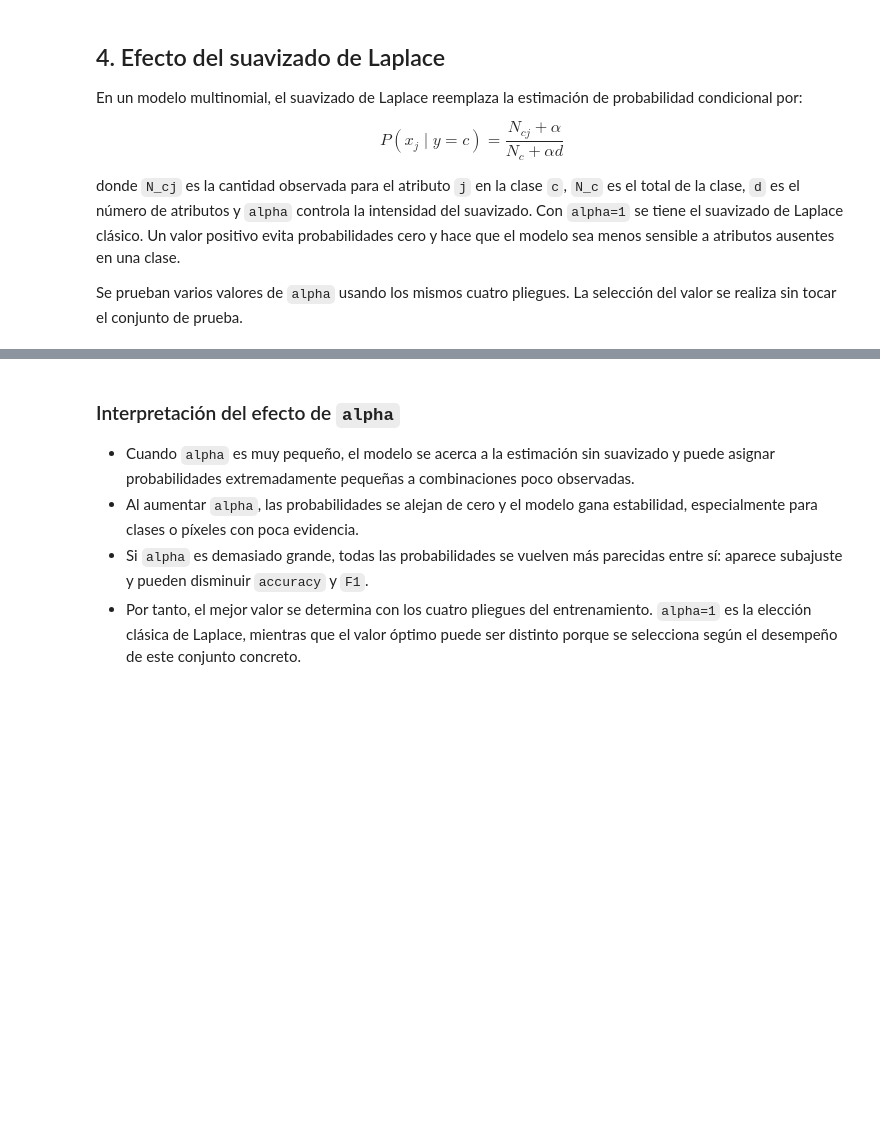
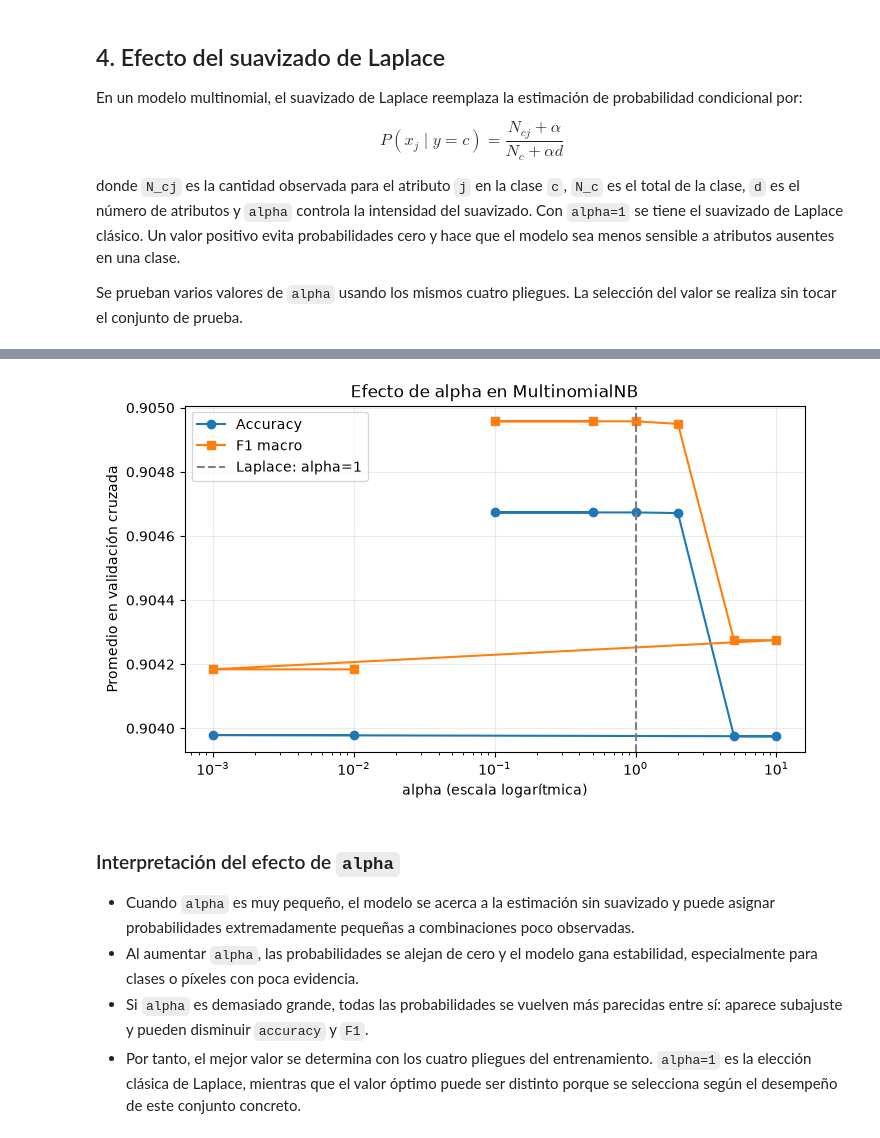
Before and after one commit to Luis-988/Talleres_Grupo3_IA, a Jupyter notebook: Taller#9/ClasificadoresBayesianos.ipynb, the cells around one changed output, grey strips where cells are left out. Cells and saved outputs as stored; diff of their text form; code cells hidden in the pictures; blank space fills up the shorter version.

```diff
--- a/Taller#9/ClasificadoresBayesianos.ipynb
+++ b/Taller#9/ClasificadoresBayesianos.ipynb
@@ -90,7 +111,7 @@ scoring = {
 filas = []
 for nombre, modelo in modelos.items():
     resultados_cv = cross_validate(
-        modelo, X_train, y_train, cv=cv, scoring=scoring, n_jobs=1
+        modelo, X_train, y_train, cv=cv, scoring=scoring, n_jobs=-1
     )
     filas.append({
         "Modelo": nombre,
@@ -126,7 +152,7 @@ filas_alpha = []
 for alpha in alphas:
     modelo = MultinomialNB(alpha=alpha)
     resultados_cv = cross_validate(
-        modelo, X_train, y_train, cv=cv, scoring=scoring, n_jobs=1
+        modelo, X_train, y_train, cv=cv, scoring=scoring, n_jobs=-1
     )
     filas_alpha.append({
         "alpha": alpha,
@@ -152,15 +190,16 @@ print("El suavizado de Laplace clásico corresponde a alpha=1.0.")
 # %%
-alpha_plot = pd.DataFrame(filas_alpha).sort_values("alpha")
 plt.figure(figsize=(8, 4.5))
-plt.semilogx(alpha_plot["alpha"], alpha_plot["Accuracy CV"], "o-", label="Accuracy")
-plt.semilogx(alpha_plot["alpha"], alpha_plot["F1 macro CV"], "s-", label="F1 macro")
+plt.semilogx(tabla_alpha["alpha"], tabla_alpha["Accuracy CV"], "o-", label="Accuracy")
+plt.semilogx(tabla_alpha["alpha"], tabla_alpha["F1 macro CV"], "s-", label="F1 macro")
 plt.axvline(1.0, color="gray", linestyle="--", label="Laplace: alpha=1")
 plt.xlabel("alpha (escala logarítmica)")
 plt.ylabel("Promedio en validación cruzada")
 plt.title("Efecto de alpha en MultinomialNB")
 plt.grid(alpha=0.25)
 plt.legend()
 plt.show()
+# %% [output]
+[figure, added]
 # %% [markdown]
 ### Interpretación del efecto de `alpha`
 
```
Also changed, not shown: parts of 6 cells of this notebook.
